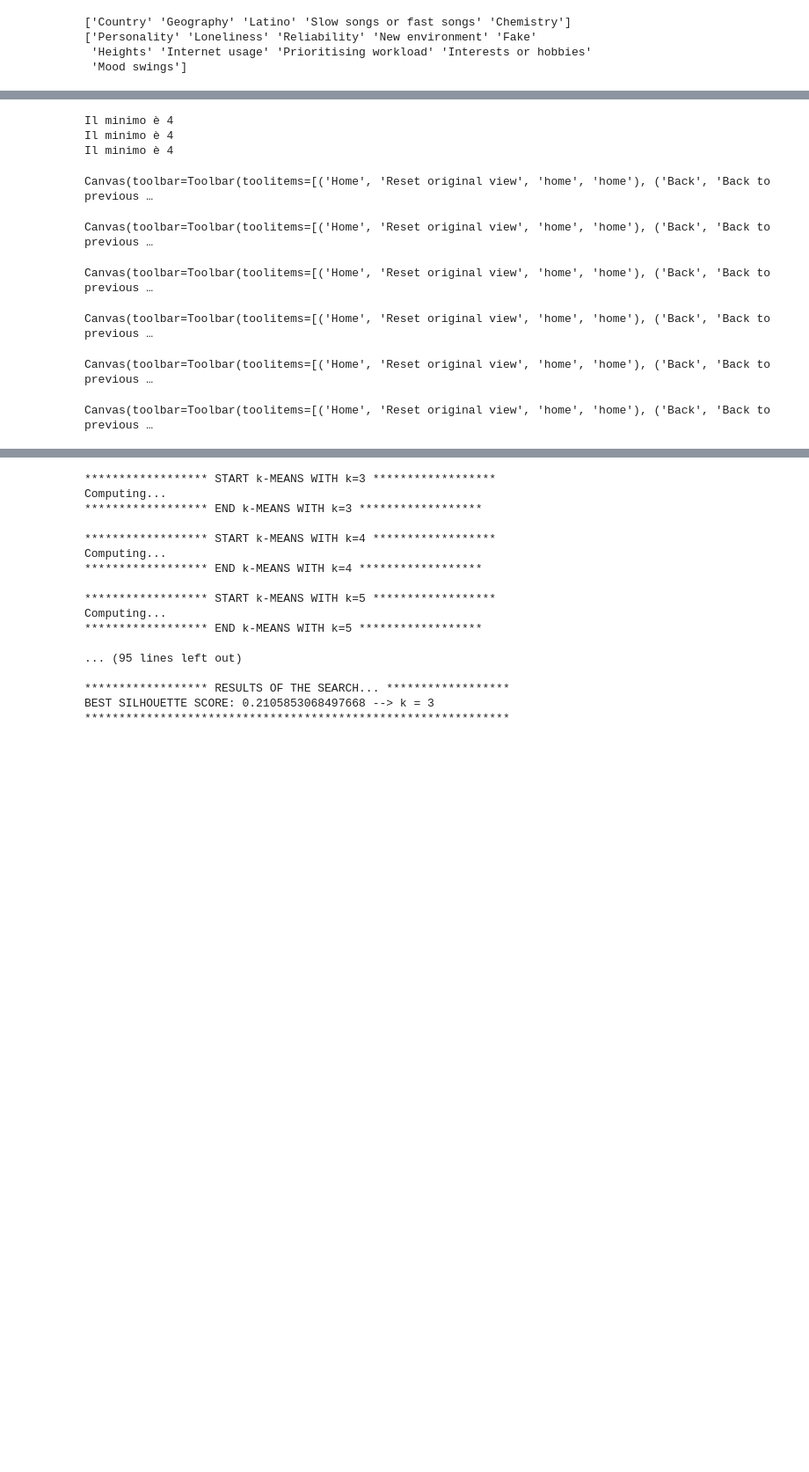
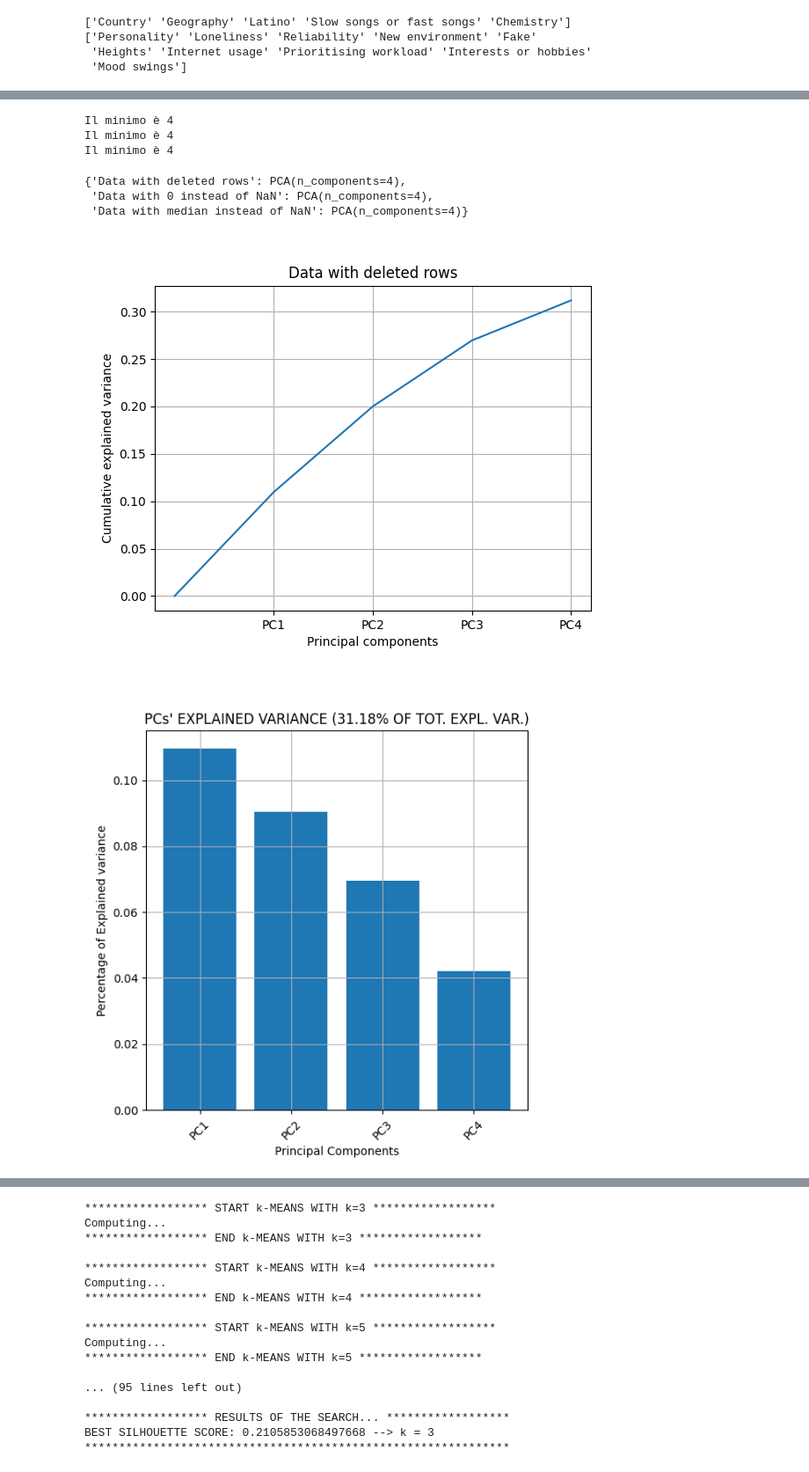
Before and after one commit to virgimarca/Computational, a Jupyter notebook: CollianiMarcante_HW2.ipynb, the cells around one changed output, grey strips where cells are left out. Shown at 88% size. Cells and saved outputs as stored; diff of their text form; code cells hidden in the pictures; blank space fills up the shorter version.

```diff
--- a/CollianiMarcante_HW2.ipynb
+++ b/CollianiMarcante_HW2.ipynb
@@ -71,5 +67,6 @@ print(rem_pers)
 df_1 = df.iloc[:,0:63]
 df_2 = df.iloc[:, 63:]
 # %%
-workdf_1 = df_1.drop(columns=rem_ent)
-workdf_2 = df_2.drop(columns=rem_pers)
+workdf_1 = df_1.drop(columns=remove_entertainment)
+workdf_2 = df_2.drop(columns=remove_personality)
+workdf_tot = pd.concat((workdf_1, workdf_2), axis = 1)
@@ -95,13 +90,23 @@ X_1_med = workdf_1_med.values
 # %%
-lista_1 = [X_1_na, X_1_0, X_1_med]
+dict_df1 = {"Data with deleted rows" : X_1_na , "Data with 0 instead of NaN": X_1_0, "Data with median instead of NaN": X_1_med}
 # %%
 # aggiungere roba al print
-pca = PCA(n_components = 0.3)
-for elemento in lista_1:
-    pca.fit(elemento)
+dict_pca_1 = {}
+dict_y_1 = {}
+for k, v in dict_df1.items():
+    pca = PCA(n_components = 0.3)
+    pca.fit(v)
     m = min(pca.n_components_, 5)
     print('Il minimo è', m)
+    dict_pca_1[k] = (PCA(n_components = m))
+    dict_pca_1[k].fit(v)
+    dict_y_1[k] = dict_pca_1[k].transform(v)
+
+dict_pca_1
 # %% [output]
 Il minimo è 4
 Il minimo è 4
 Il minimo è 4
+{'Data with deleted rows': PCA(n_components=4),
+ 'Data with 0 instead of NaN': PCA(n_components=4),
+ 'Data with median instead of NaN': PCA(n_components=4)}
@@ -124,34 +113,30 @@ lista_pca_1 = [pca_1_na, pca_1_0, pca_1_med]
 # %%
-for el_pca in lista_pca:
+for k,v in dict_pca_1.items():
+    m = v.n_components
     # Curve of cumulative percentage of explained variance
     plt.figure()
-    plt.plot(np.insert(np.cumsum(el_pca.explained_variance_ratio_), 0, 0))
-    plt.title('Workdf_1')
-    plt.xticks(ticks=np.arange(1, el_pca.n_components + 1),
-               labels=[f'PC{i}' for i in range(1, el_pca.n_components + 1)])
+    plt.plot(np.insert(np.cumsum(v.explained_variance_ratio_), 0, 0))
+    plt.title(k)
+    plt.xticks(ticks=np.arange(1, m + 1),
+               labels=[f'PC{i}' for i in range(1, m + 1)])
     plt.xlabel('Principal components')
     plt.ylabel('Cumulative explained variance')
     plt.grid()
     plt.show()
 
-
-    round_expl_var_ratio = np.round(el_pca.explained_variance_ratio_.sum() * 100, decimals=2)
+    round_expl_var_ratio = np.round(v.explained_variance_ratio_.sum() * 100, decimals=2)
 
     # Barplot of percentage of explained variance
     plt.figure(figsize=(6, 6))
-    plt.bar(range(1, m + 1), el_pca.explained_variance_ratio_)
+    plt.bar(range(1, m + 1), v.explained_variance_ratio_)
     plt.title(f"PCs' EXPLAINED VARIANCE ({round_expl_var_ratio}% OF TOT. EXPL. VAR.)")
     plt.xticks(ticks=np.arange(1, m + 1),
                labels=[f'PC{i}' for i in range(1, m + 1)],
                rotation=45)
     plt.xlabel('Principal Components')
     plt.ylabel('Percentage of Explained variance')
     plt.grid()
     plt.show()
 # %% [output]
-Canvas(toolbar=Toolbar(toolitems=[('Home', 'Reset original view', 'home', 'home'), ('Back', 'Back to previous …
-Canvas(toolbar=Toolbar(toolitems=[('Home', 'Reset original view', 'home', 'home'), ('Back', 'Back to previous …
-Canvas(toolbar=Toolbar(toolitems=[('Home', 'Reset original view', 'home', 'home'), ('Back', 'Back to previous …
-Canvas(toolbar=Toolbar(toolitems=[('Home', 'Reset original view', 'home', 'home'), ('Back', 'Back to previous …
-Canvas(toolbar=Toolbar(toolitems=[('Home', 'Reset original view', 'home', 'home'), ('Back', 'Back to previous …
-Canvas(toolbar=Toolbar(toolitems=[('Home', 'Reset original view', 'home', 'home'), ('Back', 'Back to previous …
+[figure, added]
+[figure, added]
```
Also changed, not shown: parts of 22 cells of this notebook.
